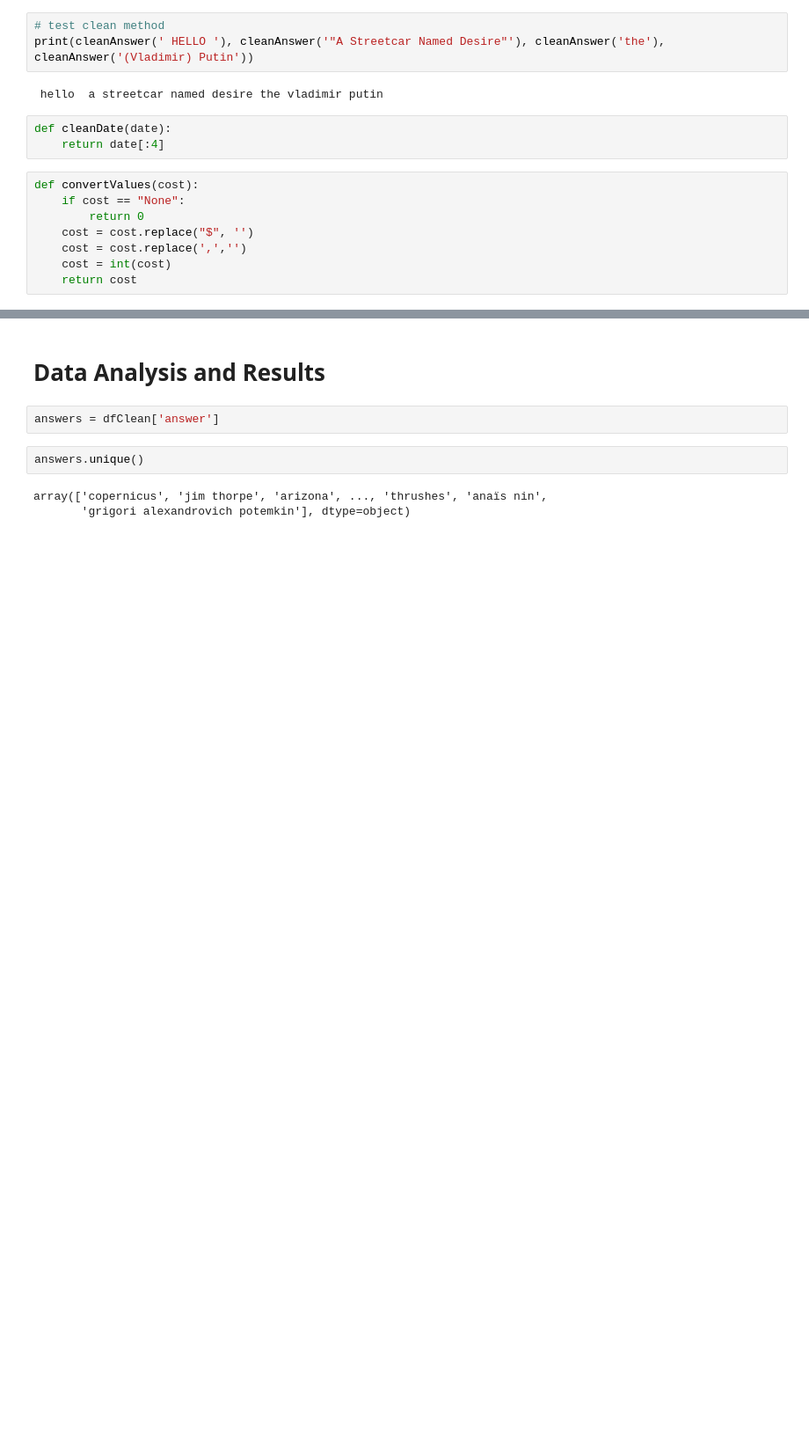
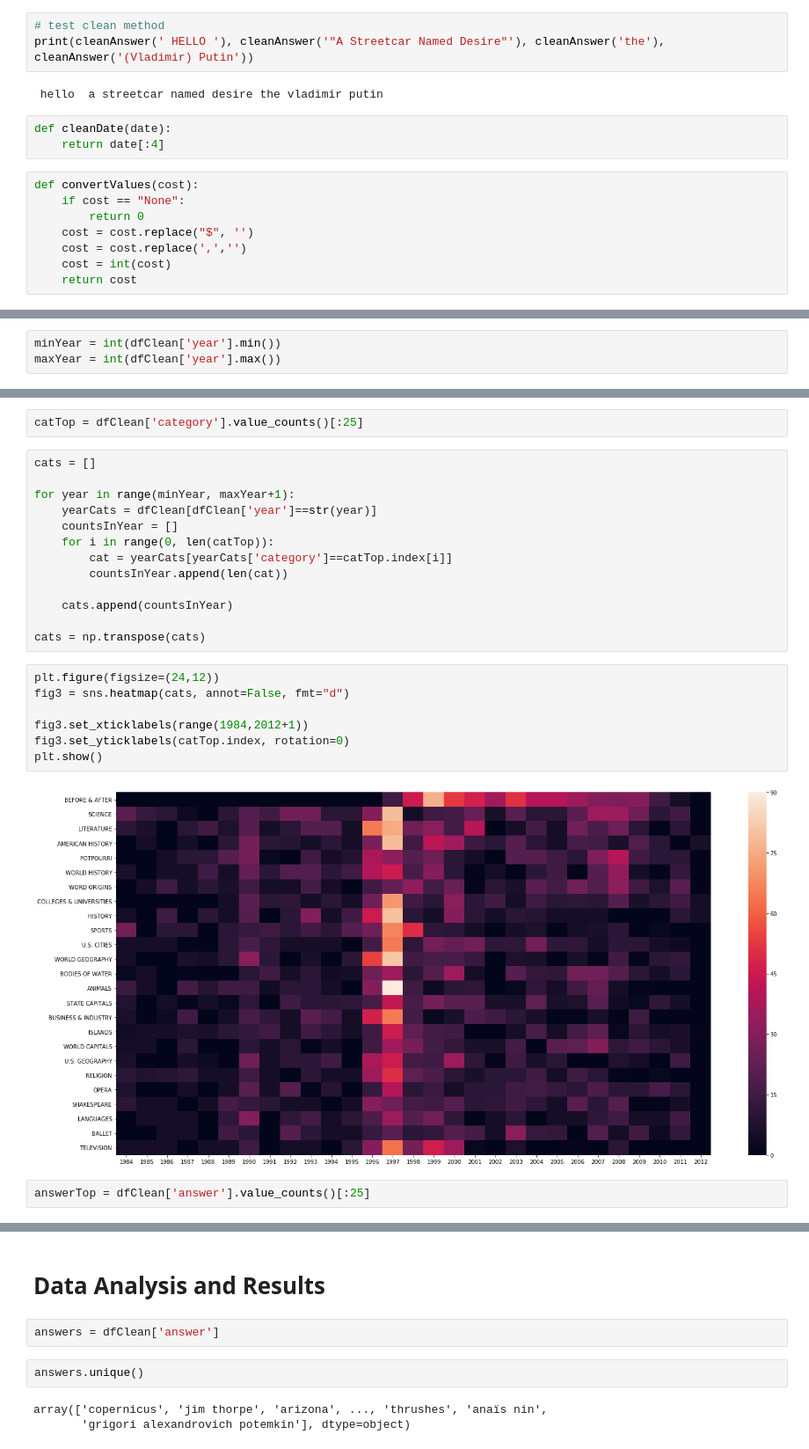
Before and after one commit to brn016/Projects, a Jupyter notebook: Jeopardy Project.ipynb, the cells around one changed output, grey strips where cells are left out. Shown: that part at 88% size. Cells and saved outputs as stored; diff of their text form; blank space fills up the shorter version.

```diff
--- a/Jeopardy Project.ipynb
+++ b/Jeopardy Project.ipynb
@@ -127,0 +132,3 @@ In order to put our hypothesis to the test, we want to find out which categories
+# %%
+minYear = int(dfClean['year'].min())
+maxYear = int(dfClean['year'].max())
@@ -127,0 +149,26 @@ In order to put our hypothesis to the test, we want to find out which categories
+# %%
+catTop = dfClean['category'].value_counts()[:25]
+# %%
+cats = []
+
+for year in range(minYear, maxYear+1):
+    yearCats = dfClean[dfClean['year']==str(year)]
+    countsInYear = []
+    for i in range(0, len(catTop)):
+        cat = yearCats[yearCats['category']==catTop.index[i]]
+        countsInYear.append(len(cat))
+
+    cats.append(countsInYear)
+
+cats = np.transpose(cats)
+# %%
+plt.figure(figsize=(24,12))
+fig3 = sns.heatmap(cats, annot=False, fmt="d")
+
+fig3.set_xticklabels(range(1984,2012+1))
+fig3.set_yticklabels(catTop.index, rotation=0)
+plt.show()
+# %% [output]
+[figure, added]
+# %%
+answerTop = dfClean['answer'].value_counts()[:25]
```
Also changed, not shown: parts of 11 cells of this notebook.
